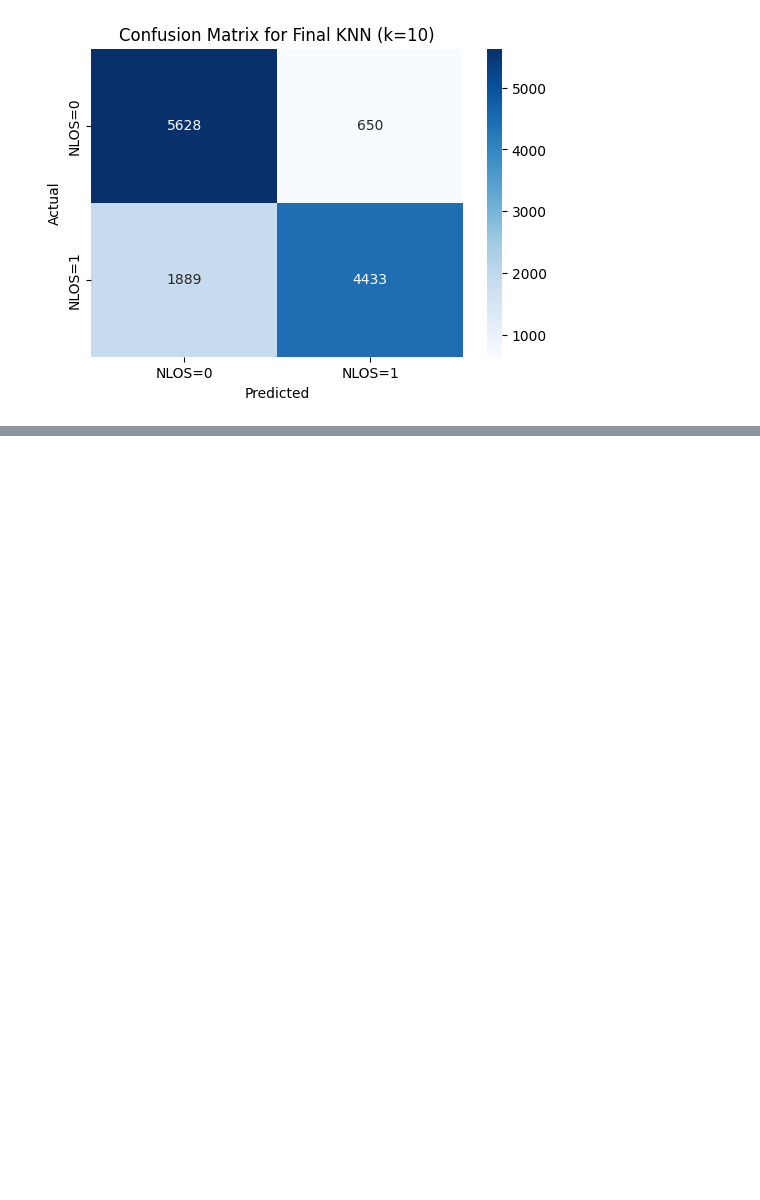
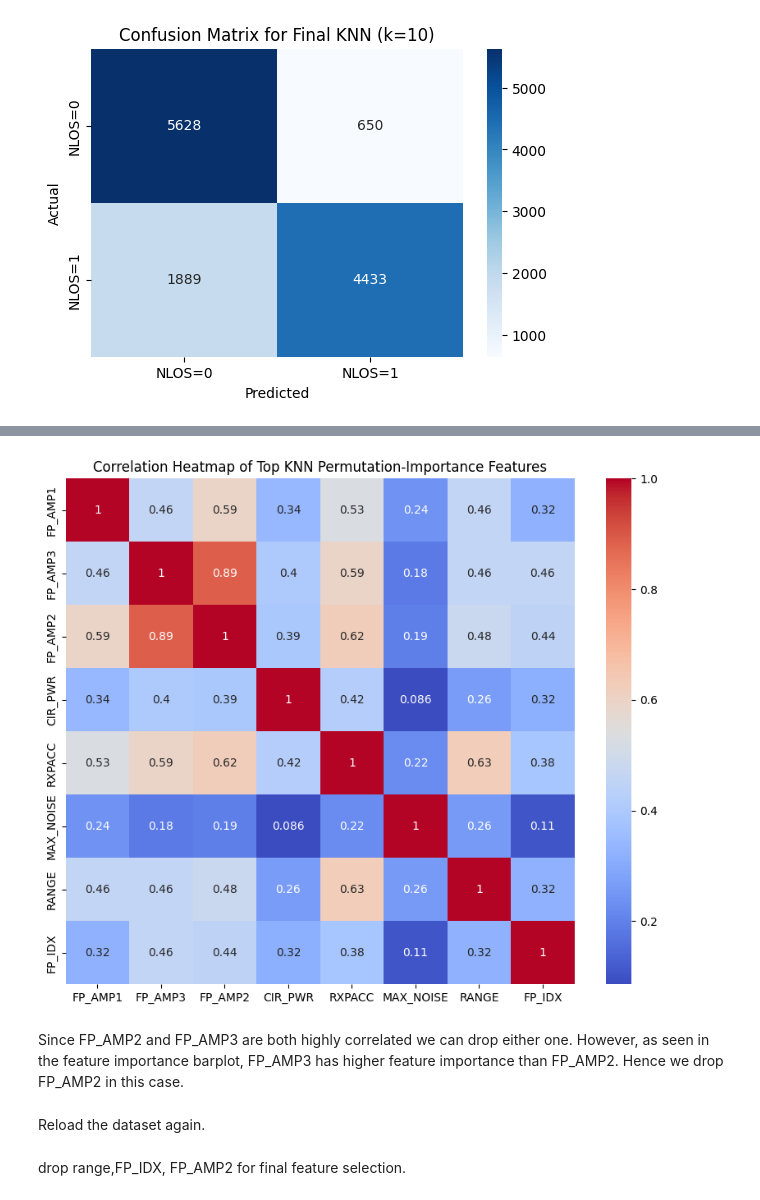
Before and after one commit to jaywmz/UWB-LOS-NLOS-Data-Analytics, a Jupyter notebook: models/NLOS_classfier_mining_knn.ipynb, the cells around one changed output, grey strips where cells are left out. Cells and saved outputs as stored; diff of their text form; code cells hidden in the pictures; blank space fills up the shorter version.

```diff
--- a/models/NLOS_classfier_mining_knn.ipynb
+++ b/models/NLOS_classfier_mining_knn.ipynb
@@ -218,0 +207,30 @@ Confusion Matrix:
+# %%
+import matplotlib.pyplot as plt
+import seaborn as sns
+
+# Define the features from your permutation importance chart
+features = [
+    "FP_AMP1",
+    "FP_AMP3",
+    "FP_AMP2",
+    "CIR_PWR",
+    "RXPACC",
+    "MAX_NOISE",
+    "RANGE",
+    "FP_IDX"
+]
+
+# 1. Create a correlation matrix (absolute values to highlight strong relationships)
+corr_matrix = df[features].corr().abs()
+
+# 2. Plot the heatmap
+plt.figure(figsize=(10, 8))
+sns.heatmap(corr_matrix, annot=True, cmap="coolwarm")
+plt.title("Correlation Heatmap of Top KNN Permutation-Importance Features")
+plt.show()
+# %% [output]
+[figure, added]
+# %% [markdown]
+Since FP_AMP2 and FP_AMP3 are both highly correlated we can drop either one. However, as seen in the feature importance barplot, FP_AMP3 has higher feature importance than FP_AMP2. Hence we drop FP_AMP2 in this case.
+# %% [markdown]
+Reload the dataset again.
@@ -218,0 +248,2 @@ Confusion Matrix:
+# %% [markdown]
+drop range,FP_IDX, FP_AMP2 for final feature selection.
```
Also changed, not shown: parts of 14 cells of this notebook, 1 other file.
